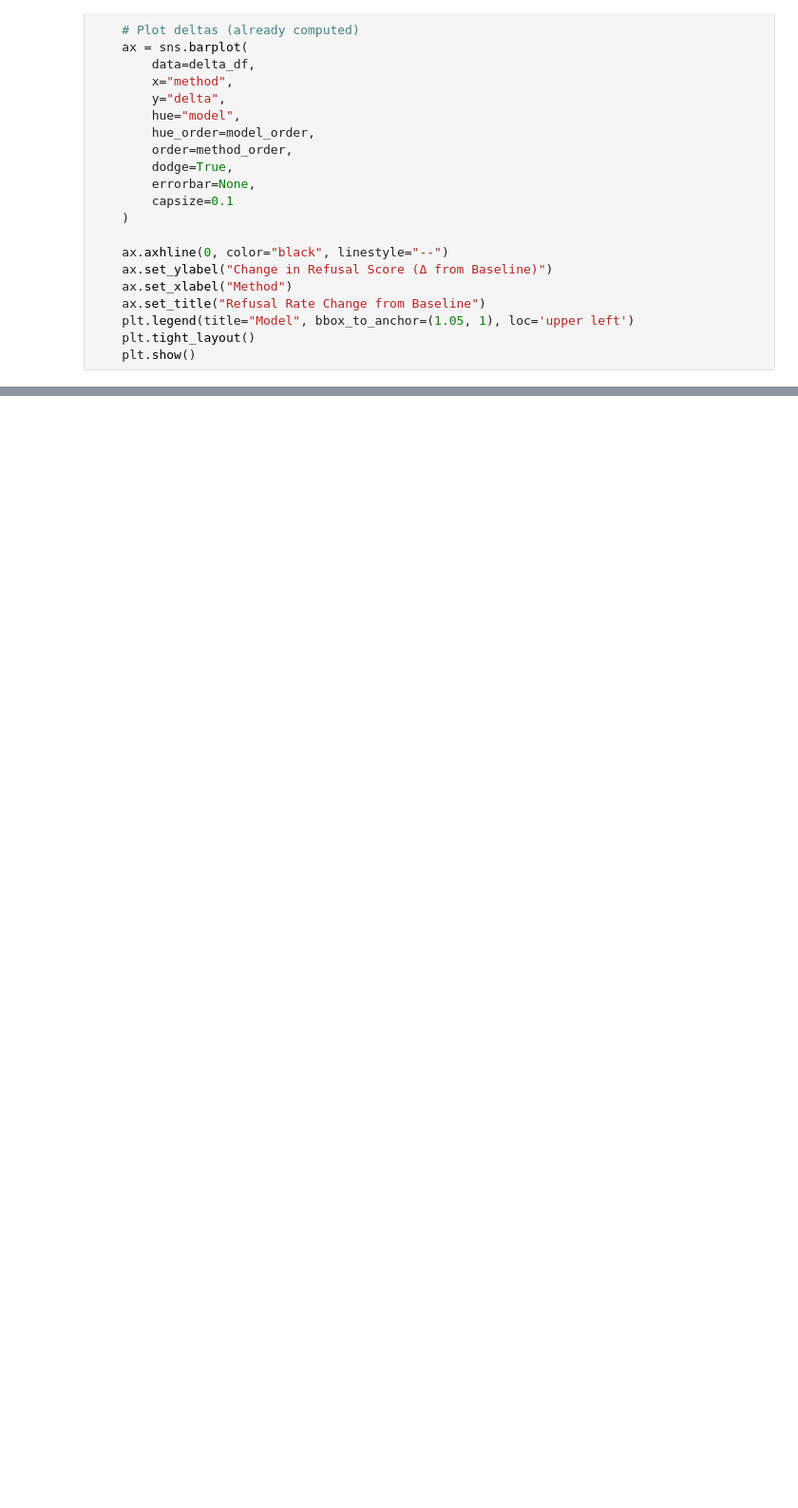
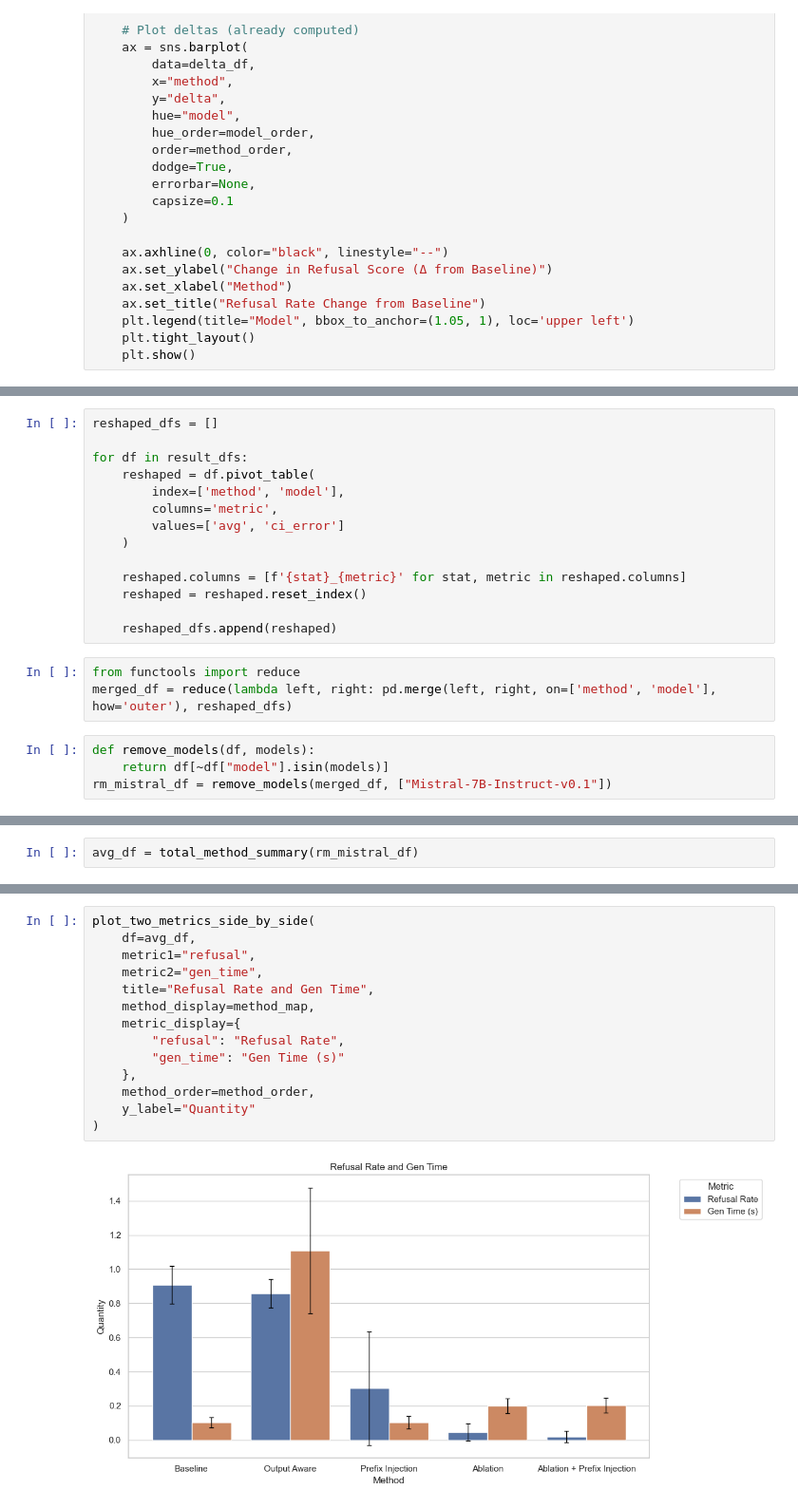
Before and after one commit to JoRo-Code/Jailbreaks, a Jupyter notebook: examples/results_analysis3.ipynb, the cells around one changed output, grey strips where cells are left out. Shown at 95% size. Saved outputs shown, nothing was run; the diff lists cells and outputs as text; blank space fills up the shorter version.

```diff
--- a/examples/results_analysis3.ipynb
+++ b/examples/results_analysis3.ipynb
@@ -252,0 +307,21 @@ plot_delta_from_baseline(plot_df, model_order=model_order, method_order=method_o
+# %%
+reshaped_dfs = []
+
+for df in result_dfs:
+    reshaped = df.pivot_table(
+        index=['method', 'model'],
+        columns='metric',
+        values=['avg', 'ci_error']
+    )
+
+    reshaped.columns = [f'{stat}_{metric}' for stat, metric in reshaped.columns]
+    reshaped = reshaped.reset_index()
+
+    reshaped_dfs.append(reshaped)
+# %%
+from functools import reduce
+merged_df = reduce(lambda left, right: pd.merge(left, right, on=['method', 'model'], how='outer'), reshaped_dfs)
+# %%
+def remove_models(df, models):
+    return df[~df["model"].isin(models)]
+rm_mistral_df = remove_models(merged_df, ["Mistral-7B-Instruct-v0.1"])
@@ -252,0 +362,2 @@ plot_delta_from_baseline(plot_df, model_order=model_order, method_order=method_o
+# %%
+avg_df = total_method_summary(rm_mistral_df)
@@ -252,0 +449,16 @@ plot_delta_from_baseline(plot_df, model_order=model_order, method_order=method_o
+# %%
+plot_two_metrics_side_by_side(
+    df=avg_df,
+    metric1="refusal",
+    metric2="gen_time",
+    title="Refusal Rate and Gen Time",
+    method_display=method_map,
+    metric_display={
+        "refusal": "Refusal Rate",
+        "gen_time": "Gen Time (s)"
+    },
+    method_order=method_order,
+    y_label="Quantity"
+)
+# %% [output]
+[figure, added]
```
Also changed, not shown: parts of 13 cells of this notebook, 2 other files.
